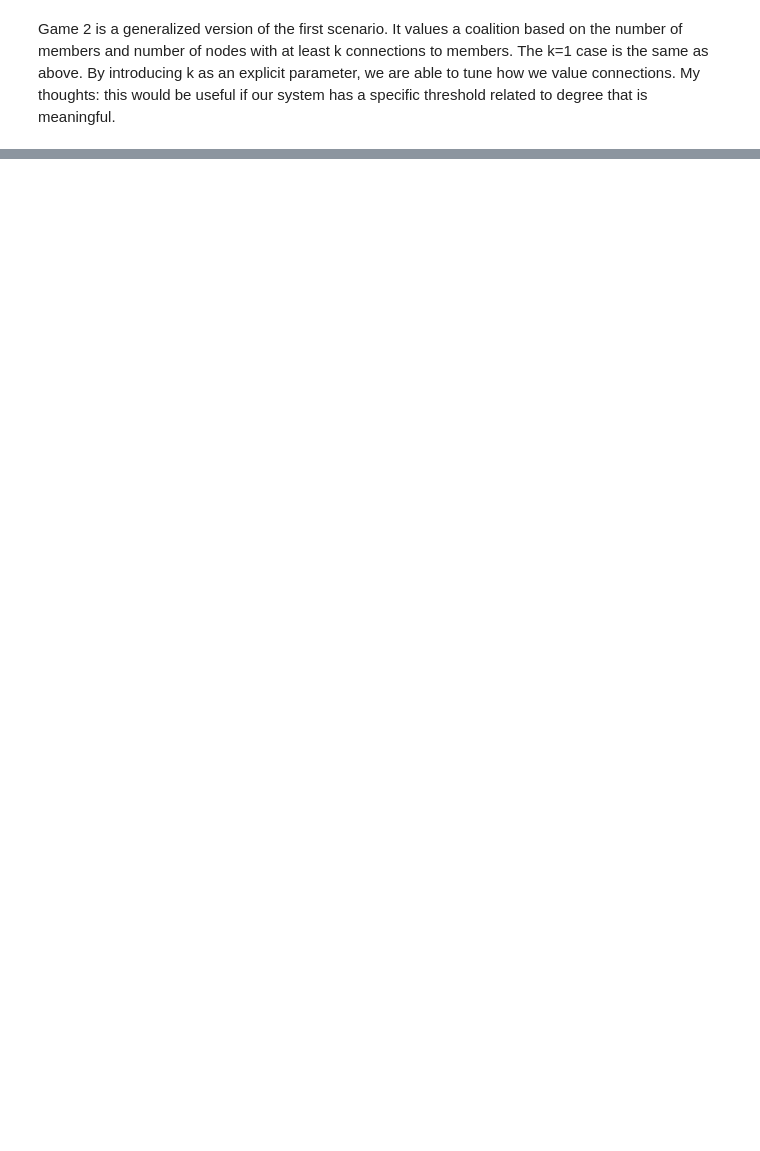
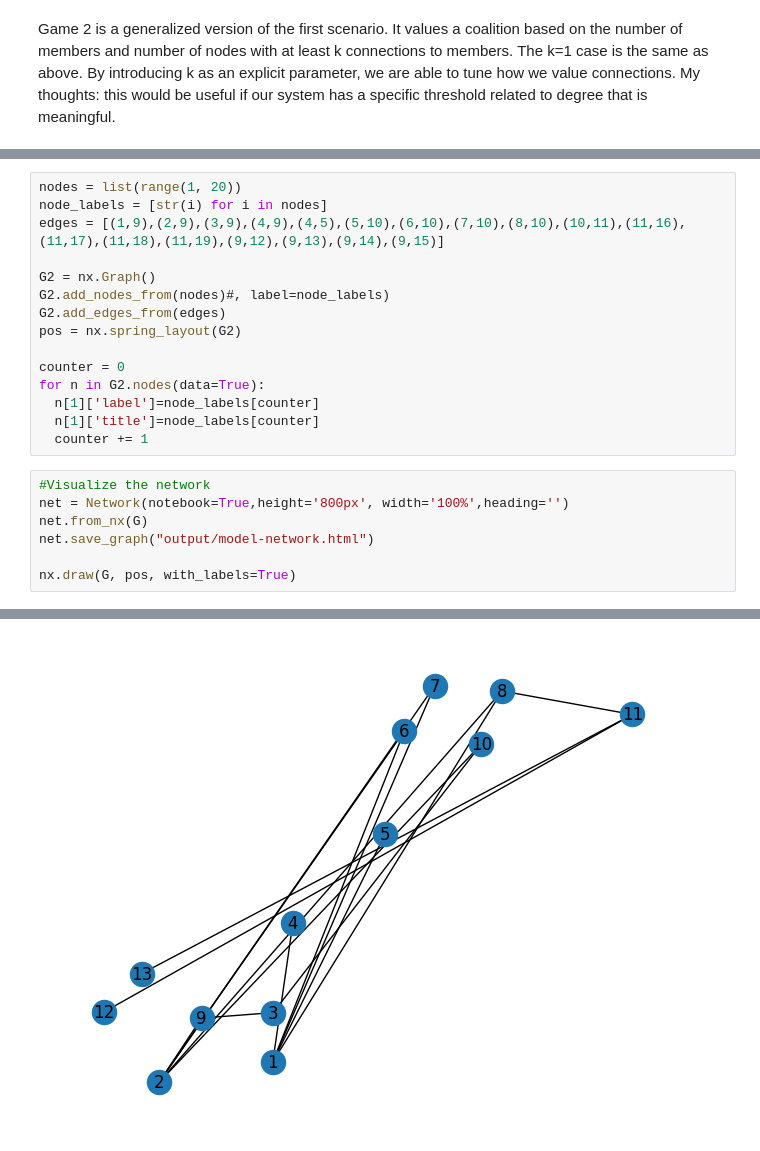
Before and after one commit to Abhaygoya/arxivAnalysis, a Jupyter notebook: modelNetwork.ipynb, the cells around one changed output, grey strips where cells are left out. Cells and saved outputs as stored; diff of their text form; blank space fills up the shorter version.

```diff
--- a/modelNetwork.ipynb
+++ b/modelNetwork.ipynb
@@ -101,0 +114,23 @@ draw(G, pos, shapley_values, 'Shapley Value: Game 2')
+# %%
+nodes = list(range(1, 20))
+node_labels = [str(i) for i in nodes]
+edges = [(1,9),(2,9),(3,9),(4,9),(4,5),(5,10),(6,10),(7,10),(8,10),(10,11),(11,16),(11,17),(11,18),(11,19),(9,12),(9,13),(9,14),(9,15)]
+
+G2 = nx.Graph()
+G2.add_nodes_from(nodes)#, label=node_labels)
+G2.add_edges_from(edges)
+pos = nx.spring_layout(G2)
+
+counter = 0
+for n in G2.nodes(data=True):
+  n[1]['label']=node_labels[counter]
+  n[1]['title']=node_labels[counter]
+  counter += 1
+# %%
+#Visualize the network
+net = Network(notebook=True,height='800px', width='100%',heading='')
+net.from_nx(G)
+net.save_graph("output/model-network.html")
+
+nx.draw(G, pos, with_labels=True)
+# %% [output]
@@ -101,0 +138 @@ draw(G, pos, shapley_values, 'Shapley Value: Game 2')
+[figure, added]
```
Also changed, not shown: parts of 13 cells of this notebook, 2 other files.
